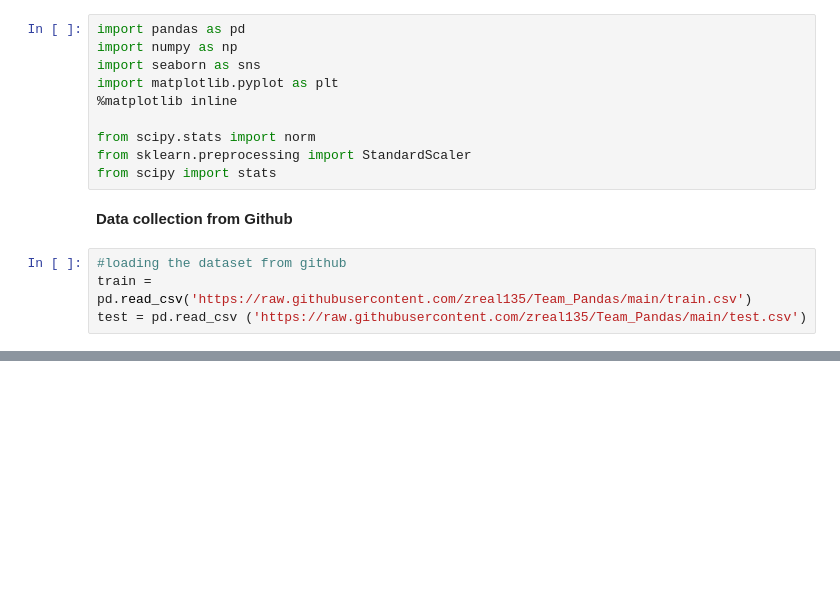
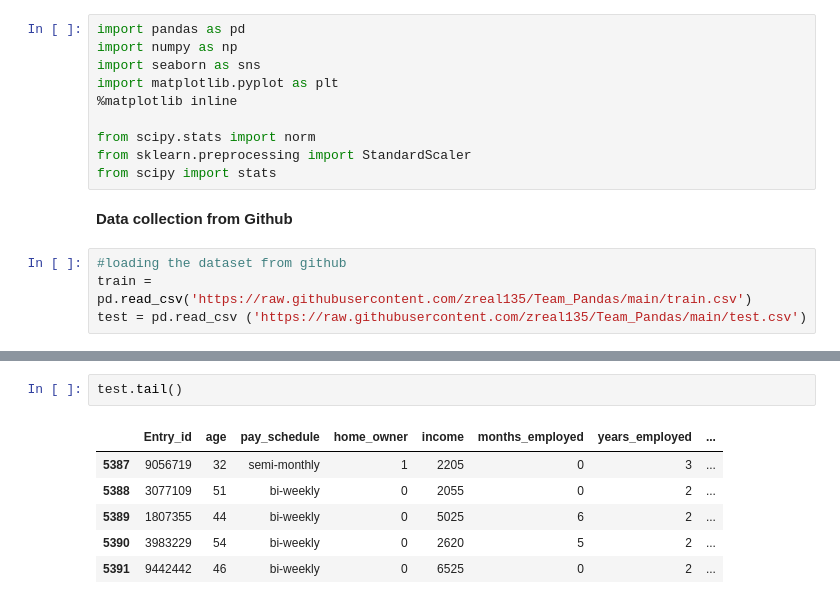
Before and after one commit to zreal135/Team_Pandas, a Jupyter notebook: Team_Pandas_DatafestAfrica_ML_Hackathon.ipynb, the cells around one changed output, grey strips where cells are left out. Drawn from its saved outputs; the diff is of its cells as text; blank space fills up the shorter version.

```diff
--- a/Team_Pandas_DatafestAfrica_ML_Hackathon.ipynb
+++ b/Team_Pandas_DatafestAfrica_ML_Hackathon.ipynb
@@ -43,0 +73,9 @@ test = pd.read_csv ('https://raw.githubusercontent.com/zreal135/Team_Pandas/main
+# %%
+test.tail()
+# %% [output]
+|  | Entry_id | age | pay_schedule | home_owner | income | months_employed | years_employed | ... |
+| 5387 | 9056719 | 32 | semi-monthly | 1 | 2205 | 0 | 3 | ... |
+| 5388 | 3077109 | 51 | bi-weekly | 0 | 2055 | 0 | 2 | ... |
+| 5389 | 1807355 | 44 | bi-weekly | 0 | 5025 | 6 | 2 | ... |
+| 5390 | 3983229 | 54 | bi-weekly | 0 | 2620 | 5 | 2 | ... |
+| 5391 | 9442442 | 46 | bi-weekly | 0 | 6525 | 0 | 2 | ... |
```
Also changed, not shown: parts of 3 cells of this notebook.
